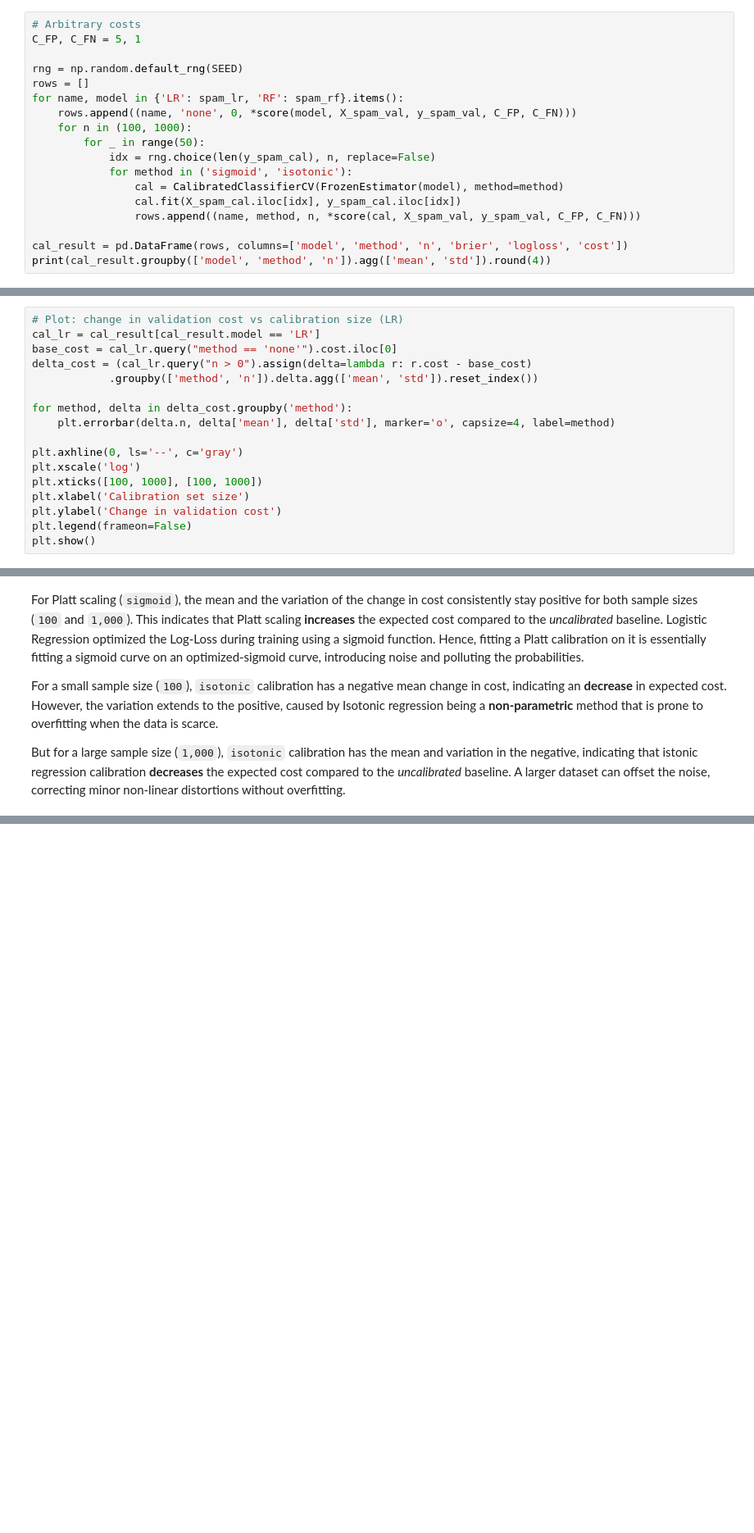
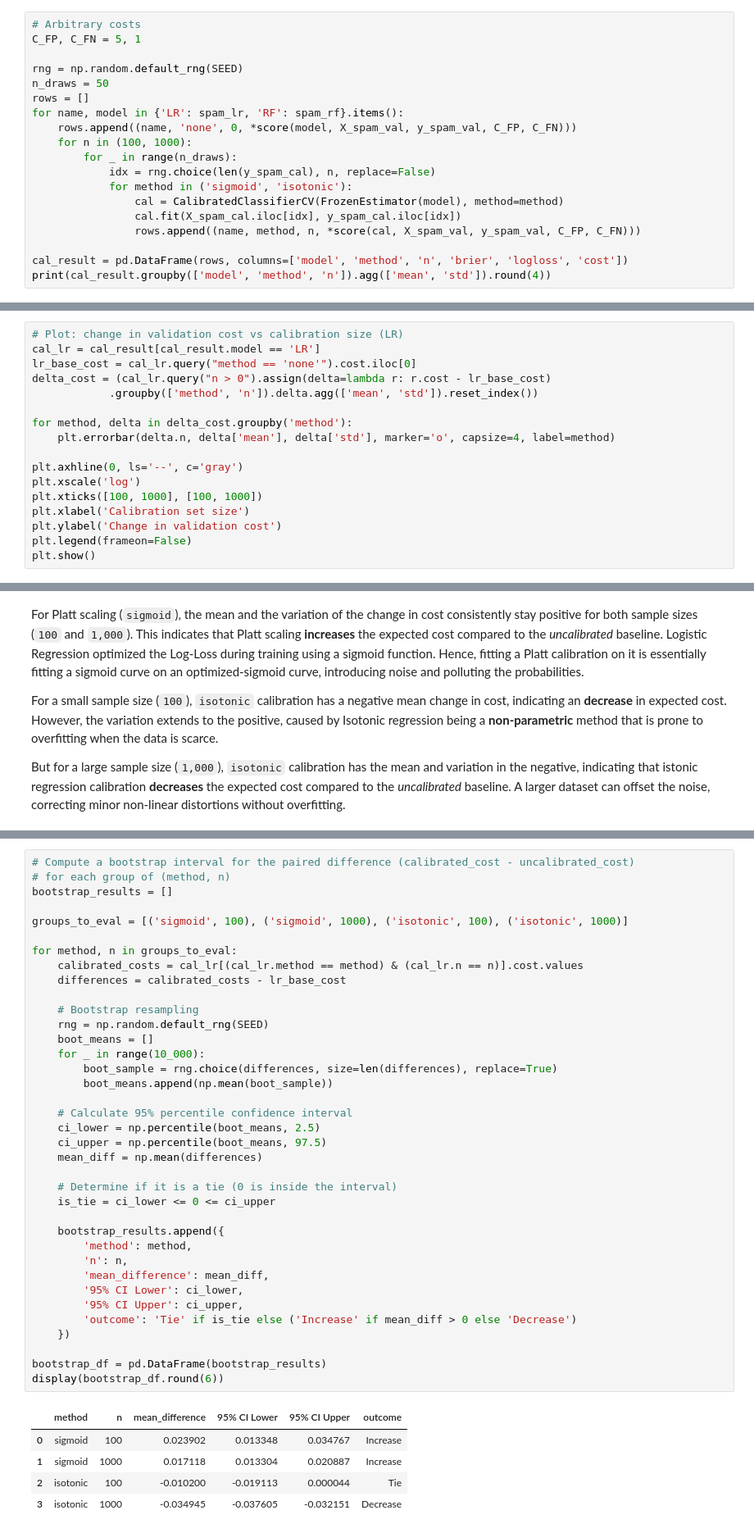
Before and after one commit to SKJ39/Probability-Recalibration, a Jupyter notebook: baseline.ipynb, the cells around one changed output, grey strips where cells are left out. Shown at 82% size. Drawn from its saved outputs; the diff is of its cells as text; blank space fills up the shorter version.

Commit message:
Add Bootstrapping

```diff
--- a/baseline.ipynb
+++ b/baseline.ipynb
@@ -267,11 +273,12 @@ In this section, we will calibrate the fitted (untuned) Logistic Regression and
 C_FP, C_FN = 5, 1
 
 rng = np.random.default_rng(SEED)
+n_draws = 50
 rows = []
 for name, model in {'LR': spam_lr, 'RF': spam_rf}.items():
     rows.append((name, 'none', 0, *score(model, X_spam_val, y_spam_val, C_FP, C_FN)))
     for n in (100, 1000):
-        for _ in range(50):
+        for _ in range(n_draws):
             idx = rng.choice(len(y_spam_cal), n, replace=False)
             for method in ('sigmoid', 'isotonic'):
                 cal = CalibratedClassifierCV(FrozenEstimator(model), method=method)
@@ -301,8 +308,8 @@ We will then generate a plot with error bars to visualize how different calibrat
 # %%
 # Plot: change in validation cost vs calibration size (LR)
 cal_lr = cal_result[cal_result.model == 'LR']
-base_cost = cal_lr.query("method == 'none'").cost.iloc[0]
-delta_cost = (cal_lr.query("n > 0").assign(delta=lambda r: r.cost - base_cost)
+lr_base_cost = cal_lr.query("method == 'none'").cost.iloc[0]
+delta_cost = (cal_lr.query("n > 0").assign(delta=lambda r: r.cost - lr_base_cost)
             .groupby(['method', 'n']).delta.agg(['mean', 'std']).reset_index())
 
 for method, delta in delta_cost.groupby('method'):
@@ -325,0 +337,43 @@ But for a large sample size (`1,000`), `isotonic` calibration has the mean and v
+# %%
+# Compute a bootstrap interval for the paired difference (calibrated_cost - uncalibrated_cost)
+# for each group of (method, n)
+bootstrap_results = []
+
+groups_to_eval = [('sigmoid', 100), ('sigmoid', 1000), ('isotonic', 100), ('isotonic', 1000)]
+
+for method, n in groups_to_eval:
+    calibrated_costs = cal_lr[(cal_lr.method == method) & (cal_lr.n == n)].cost.values
+    differences = calibrated_costs - lr_base_cost
+
+    # Bootstrap resampling
+    rng = np.random.default_rng(SEED)
+    boot_means = []
+    for _ in range(10_000):
+        boot_sample = rng.choice(differences, size=len(differences), replace=True)
+        boot_means.append(np.mean(boot_sample))
+
+    # Calculate 95% percentile confidence interval
+    ci_lower = np.percentile(boot_means, 2.5)
+    ci_upper = np.percentile(boot_means, 97.5)
+    mean_diff = np.mean(differences)
+
+    # Determine if it is a tie (0 is inside the interval)
+    is_tie = ci_lower <= 0 <= ci_upper
+
+    bootstrap_results.append({
+        'method': method,
+        'n': n,
+        'mean_difference': mean_diff,
+        '95% CI Lower': ci_lower,
+        '95% CI Upper': ci_upper,
+        'outcome': 'Tie' if is_tie else ('Increase' if mean_diff > 0 else 'Decrease')
+    })
+
+bootstrap_df = pd.DataFrame(bootstrap_results)
+display(bootstrap_df.round(6))
+# %% [output]
+|  | method | n | mean_difference | 95% CI Lower | 95% CI Upper | outcome |
+| 0 | sigmoid | 100 | 0.023902 | 0.013348 | 0.034767 | Increase |
+| 1 | sigmoid | 1000 | 0.017118 | 0.013304 | 0.020887 | Increase |
+| 2 | isotonic | 100 | -0.010200 | -0.019113 | 0.000044 | Tie |
+| 3 | isotonic | 1000 | -0.034945 | -0.037605 | -0.032151 | Decrease |
```
Also changed, not shown: parts of 6 cells of this notebook.
